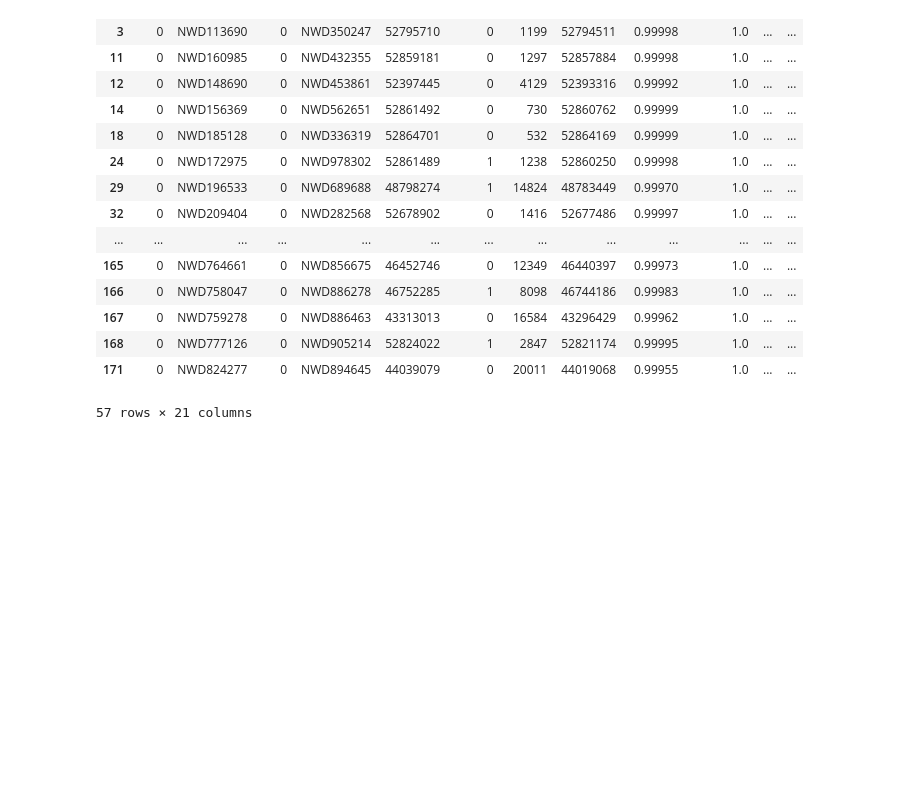
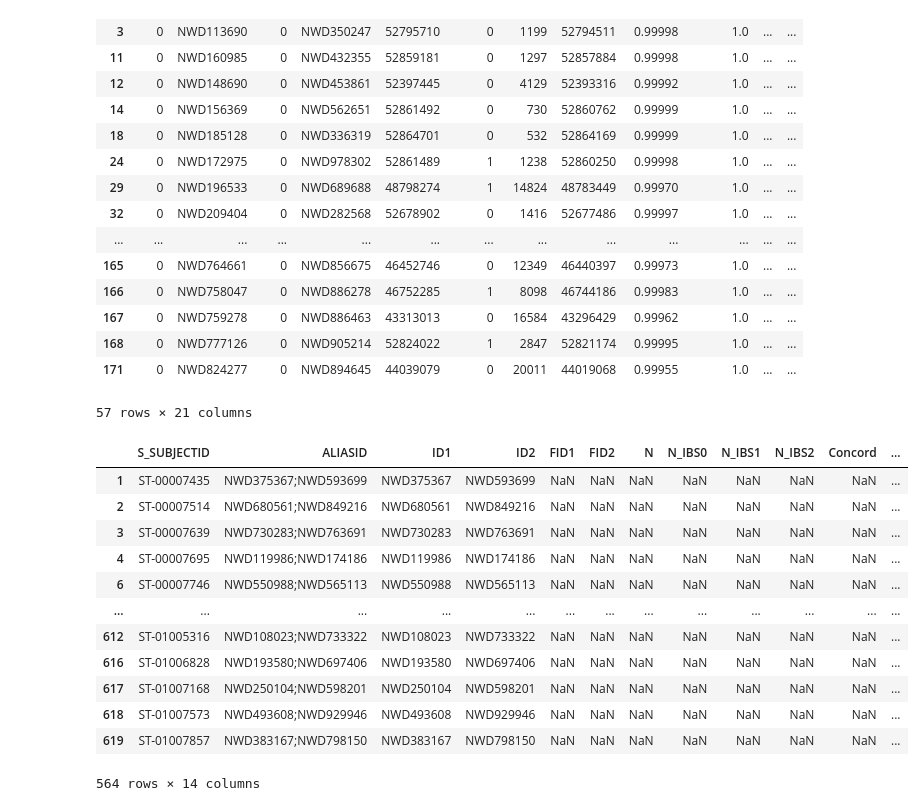
Before and after one commit to jziniti/topmed_wgs_extraction, a Jupyter notebook: notebooks/TopMedQC.ipynb, the cells around one changed output. Drawn from its saved outputs; the diff is of its cells as text; code cells hidden in the pictures; blank space fills up the shorter version.

Commit message:
Show samples from duplicate.con that shouldn’t match but do

```diff
--- a/notebooks/TopMedQC.ipynb
+++ b/notebooks/TopMedQC.ipynb
@@ -518,3 +519,25 @@ annotated_concordance_data[annotated_concordance_data['S_SUBJECTID_1'] == annota
 | 168 | 0 | NWD777126 | 0 | NWD905214 | 52824022 | 1 | 2847 | 52821174 | 0.99995 | 1.0 | ... | ... |
 | 171 | 0 | NWD824277 | 0 | NWD894645 | 44039079 | 0 | 20011 | 44019068 | 0.99955 | 1.0 | ... | ... |
 57 rows × 21 columns
+# %%
+grouped = df_txt.groupby('S_SUBJECTID')['ALIASID'].apply(lambda x: "%s" % ';'.join(x)).reset_index()
+grouped[["ID1", "ID2"]] = grouped["ALIASID"].str.split(";", n=1, expand=True)
+grouped.dropna(subset=["ID2"], inplace=True)
+# %%
+# should match but doesn't
+final_v2 = grouped.merge(df_con, on=["ID1", "ID2"], how="outer", indicator=True).query("_merge=='left_only'")
+final_v2
+# %% [output]
+|  | S_SUBJECTID | ALIASID | ID1 | ID2 | FID1 | FID2 | N | N_IBS0 | N_IBS1 | N_IBS2 | Concord | ... |
+| 1 | ST-00007435 | NWD375367;NWD593699 | NWD375367 | NWD593699 | NaN | NaN | NaN | NaN | NaN | NaN | NaN | ... |
+| 2 | ST-00007514 | NWD680561;NWD849216 | NWD680561 | NWD849216 | NaN | NaN | NaN | NaN | NaN | NaN | NaN | ... |
+| 3 | ST-00007639 | NWD730283;NWD763691 | NWD730283 | NWD763691 | NaN | NaN | NaN | NaN | NaN | NaN | NaN | ... |
+| 4 | ST-00007695 | NWD119986;NWD174186 | NWD119986 | NWD174186 | NaN | NaN | NaN | NaN | NaN | NaN | NaN | ... |
+| 6 | ST-00007746 | NWD550988;NWD565113 | NWD550988 | NWD565113 | NaN | NaN | NaN | NaN | NaN | NaN | NaN | ... |
+| ... | ... | ... | ... | ... | ... | ... | ... | ... | ... | ... | ... | ... |
+| 612 | ST-01005316 | NWD108023;NWD733322 | NWD108023 | NWD733322 | NaN | NaN | NaN | NaN | NaN | NaN | NaN | ... |
+| 616 | ST-01006828 | NWD193580;NWD697406 | NWD193580 | NWD697406 | NaN | NaN | NaN | NaN | NaN | NaN | NaN | ... |
+| 617 | ST-01007168 | NWD250104;NWD598201 | NWD250104 | NWD598201 | NaN | NaN | NaN | NaN | NaN | NaN | NaN | ... |
+| 618 | ST-01007573 | NWD493608;NWD929946 | NWD493608 | NWD929946 | NaN | NaN | NaN | NaN | NaN | NaN | NaN | ... |
+| 619 | ST-01007857 | NWD383167;NWD798150 | NWD383167 | NWD798150 | NaN | NaN | NaN | NaN | NaN | NaN | NaN | ... |
+564 rows × 14 columns
```
Also changed, not shown: parts of 3 cells of this notebook.
